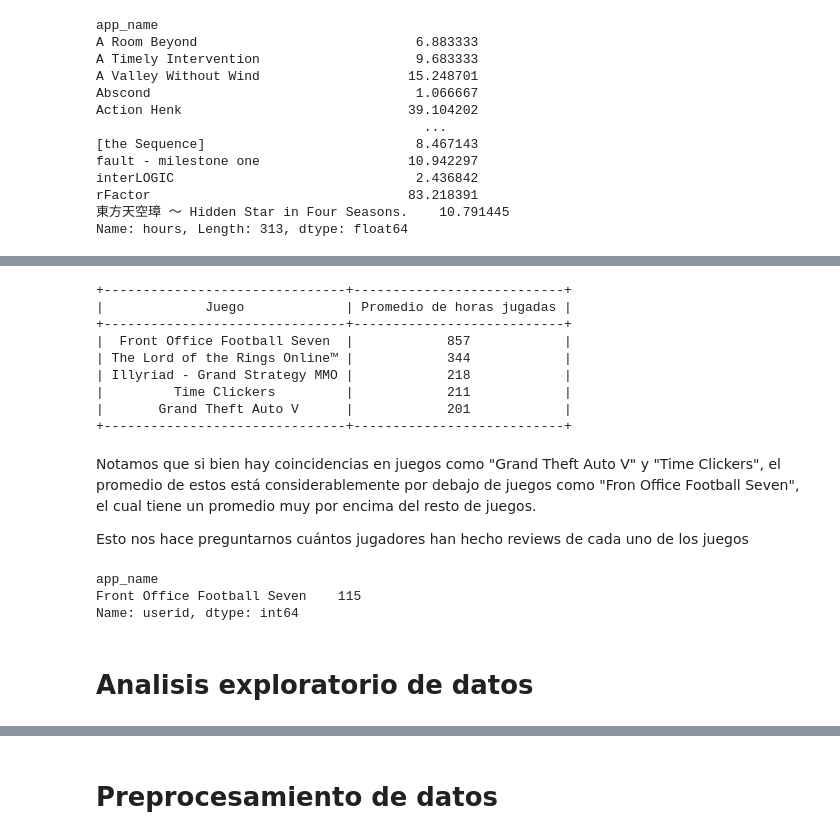
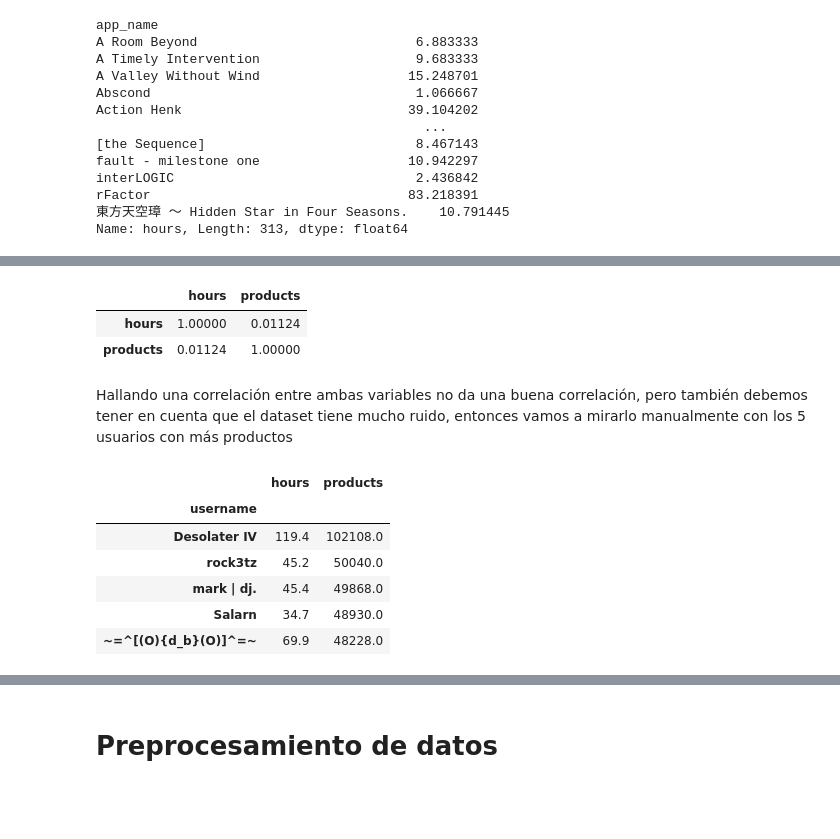
Before and after one commit to EdisonJR624/Proyecto_Steam, a Jupyter notebook: Steam_recomendaciones.ipynb, the cells around one changed output, grey strips where cells are left out. Saved outputs shown, nothing was run; the diff lists cells and outputs as text; code cells hidden in the pictures; blank space fills up the shorter version.

```diff
--- a/Steam_recomendaciones.ipynb
+++ b/Steam_recomendaciones.ipynb
@@ -517,0 +601,3 @@ Name: hours, Length: 313, dtype: float64
+# %%
+df_products = df_steam2.groupby('username').sum().drop(columns=['userid'])
+df_products
@@ -518,28 +619,18 @@ Name: hours, Length: 313, dtype: float64
+# %%
+df_products.corr()
+# %% [output]
+|  | hours | products |
+| hours | 1.00000 | 0.01124 |
+| products | 0.01124 | 1.00000 |
+# %% [markdown]
+Hallando una correlación entre ambas variables no da una buena correlación, pero también debemos tener en cuenta que el dataset tiene mucho ruido, entonces vamos a mirarlo manualmente con los 5 usuarios con más productos
 # %%
-df_top_games_mean = df_top_games_mean.sort_values(ascending=False)
+df_products.sort_values(by='products', ascending=False).head(5)
+# %% [output]
+|  | hours | products |
+| username |  |  |
+| Desolater IV | 119.4 | 102108.0 |
+| rock3tz | 45.2 | 50040.0 |
+| mark | dj. | 45.4 | 49868.0 |
+| Salarn | 34.7 | 48930.0 |
+| ~=^[(O){d_b}(O)]^=~ | 69.9 | 48228.0 |
-# %%
-# Ordenamos el dataset según las horas jugadas e imprimimos los 5 juegos más jugados
-
-top_games_mean = PrettyTable()
-
-top_games_mean.field_names = ['Juego', 'Promedio de horas jugadas']
-
-for a in range(5):
-    top_n1 = df_top_games_mean.index[a]
-    top_games_mean.add_row([top_n1, round(df_top_games_mean[a])])
-
-print(top_games_mean)
-# %% [output]
-+-------------------------------+---------------------------+
-|             Juego             | Promedio de horas jugadas |
-+-------------------------------+---------------------------+
-|  Front Office Football Seven  |            857            |
-| The Lord of the Rings Online™ |            344            |
-| Illyriad - Grand Strategy MMO |            218            |
-|         Time Clickers         |            211            |
-|       Grand Theft Auto V      |            201            |
-+-------------------------------+---------------------------+
-# %% [markdown]
-Notamos que si bien hay coincidencias en juegos como "Grand Theft Auto V" y "Time Clickers", el promedio de estos está considerablemente por debajo de juegos como "Fron Office Football Seven", el cual tiene un promedio muy por encima del resto de juegos.
-
-Esto nos hace preguntarnos cuántos jugadores han hecho reviews de cada uno de los juegos
@@ -548,8 +636,0 @@ df_steam_jugadores = df_steam2.groupby('app_name')['userid'].count()
-# %%
-df_steam_jugadores[df_steam_jugadores.index == 'Front Office Football Seven']
-# %% [output]
-app_name
-Front Office Football Seven    115
-Name: userid, dtype: int64
-# %% [markdown]
-# Analisis exploratorio de datos
```
Also changed, not shown: parts of 32 cells of this notebook.
